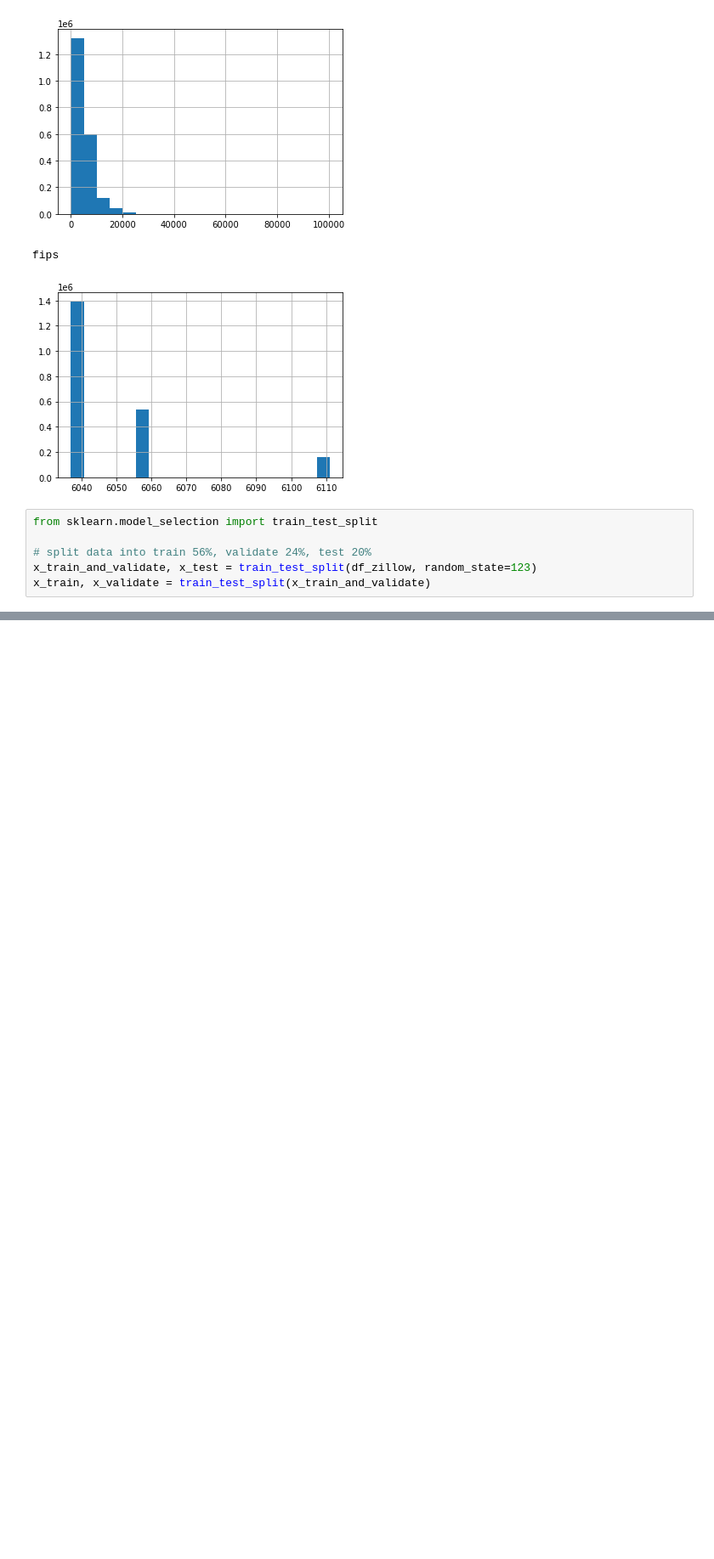
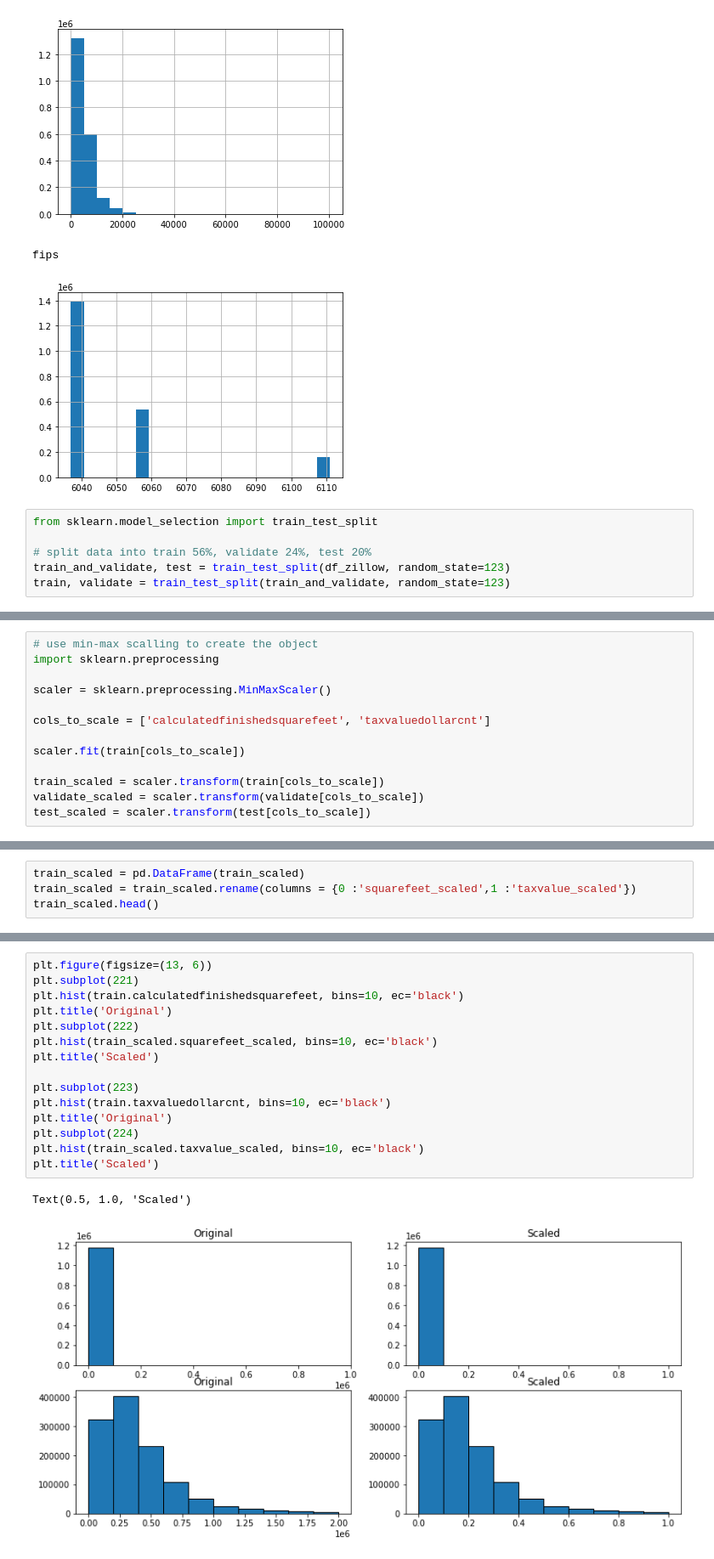
Before and after one commit to Chenchen070/regression, a Jupyter notebook: scalling_exercises.ipynb, the cells around one changed output, grey strips where cells are left out. Shown at 85% size. Saved outputs shown, nothing was run; the diff lists cells and outputs as text; blank space fills up the shorter version.

Commit message:
scalling_exercises

```diff
--- a/scalling_exercises.ipynb
+++ b/scalling_exercises.ipynb
@@ -54,5 +61,5 @@ fips
 from sklearn.model_selection import train_test_split
 
 # split data into train 56%, validate 24%, test 20%
-x_train_and_validate, x_test = train_test_split(df_zillow, random_state=123)
-x_train, x_validate = train_test_split(x_train_and_validate)
+train_and_validate, test = train_test_split(df_zillow, random_state=123)
+train, validate = train_test_split(train_and_validate, random_state=123)
@@ -58,0 +75,13 @@ x_train, x_validate = train_test_split(x_train_and_validate)
+# %%
+# use min-max scalling to create the object
+import sklearn.preprocessing
+
+scaler = sklearn.preprocessing.MinMaxScaler()
+
+cols_to_scale = ['calculatedfinishedsquarefeet', 'taxvaluedollarcnt']
+
+scaler.fit(train[cols_to_scale])
+
+train_scaled = scaler.transform(train[cols_to_scale])
+validate_scaled = scaler.transform(validate[cols_to_scale])
+test_scaled = scaler.transform(test[cols_to_scale])
@@ -58,0 +98,4 @@ x_train, x_validate = train_test_split(x_train_and_validate)
+# %%
+train_scaled = pd.DataFrame(train_scaled)
+train_scaled = train_scaled.rename(columns = {0 :'squarefeet_scaled',1 :'taxvalue_scaled'})
+train_scaled.head()
@@ -58,0 +109,18 @@ x_train, x_validate = train_test_split(x_train_and_validate)
+# %%
+plt.figure(figsize=(13, 6))
+plt.subplot(221)
+plt.hist(train.calculatedfinishedsquarefeet, bins=10, ec='black')
+plt.title('Original')
+plt.subplot(222)
+plt.hist(train_scaled.squarefeet_scaled, bins=10, ec='black')
+plt.title('Scaled')
+
+plt.subplot(223)
+plt.hist(train.taxvaluedollarcnt, bins=10, ec='black')
+plt.title('Original')
+plt.subplot(224)
+plt.hist(train_scaled.taxvalue_scaled, bins=10, ec='black')
+plt.title('Scaled')
+# %% [output]
+Text(0.5, 1.0, 'Scaled')
+[figure, added]
```
Also changed, not shown: parts of 25 cells of this notebook.
